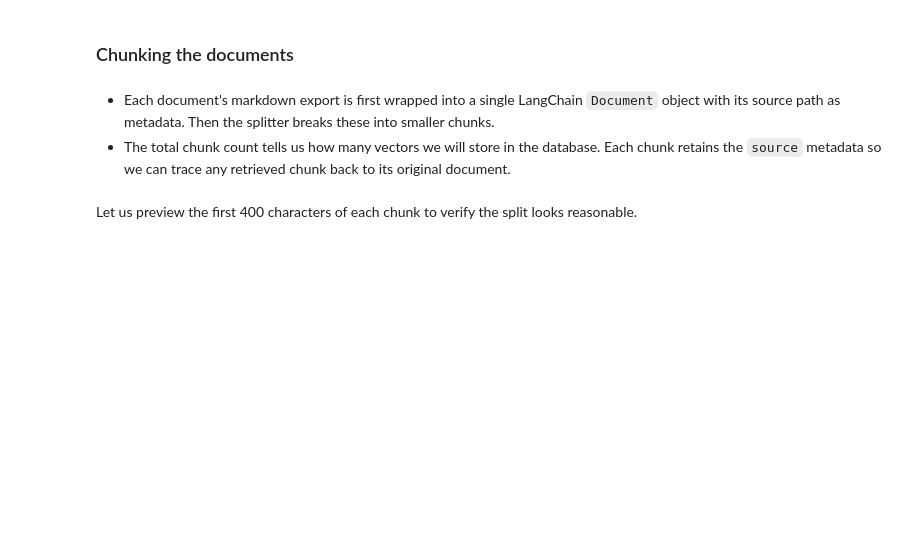
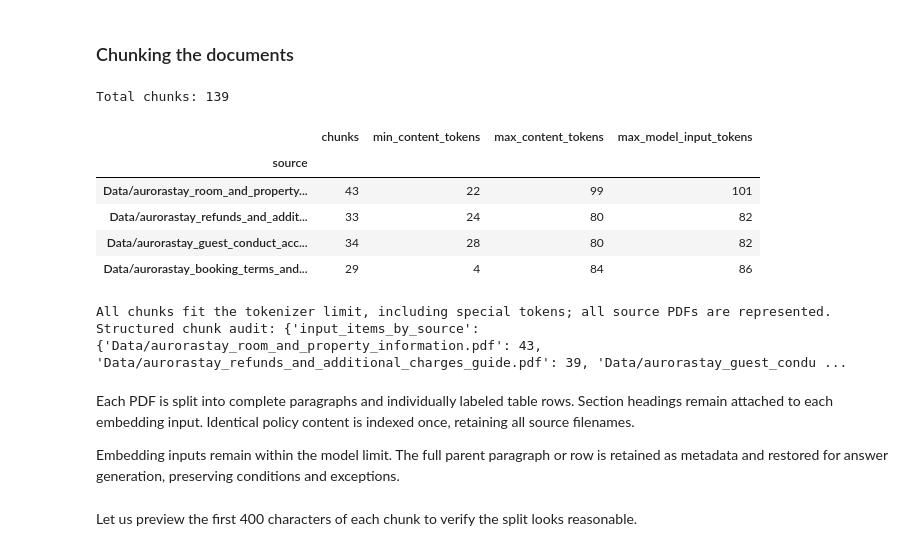
Before and after one commit to scottpwells/AuroraStays--QnA, a Jupyter notebook: Full_Code_Notebook.ipynb, the cells around one changed output. Drawn from its saved outputs; the diff is of its cells as text; code cells hidden in the pictures; blank space fills up the shorter version.

```diff
--- a/Full_Code_Notebook.ipynb
+++ b/Full_Code_Notebook.ipynb
@@ -337,6 +405,57 @@ print(f"Total chunks: {len(lc_docs)}")
-# %% [markdown]
-- Each document's markdown export is first wrapped into a single LangChain `Document` object with its source path as metadata. Then the splitter breaks these into smaller chunks.
-- The total chunk count tells us how many vectors we will store in the database. Each chunk retains the `source` metadata so we can trace any retrieved chunk back to its original document.
+# %%
+# Export the documents; the splitter labels table cells and preserves parent context.
+raw_docs = [
+    LCDocument(
+        page_content=doc.export_to_markdown(compact_tables=True),
+        metadata={"source": path},
+    )
+    for path, doc in docs.items()
+]
+
+lc_docs = splitter.split_documents(raw_docs)
+print(f"Total chunks: {len(lc_docs)}")
+
+# Validate actual model inputs, including special tokens, without truncation.
+chunk_token_counts = [token_length(chunk.page_content) for chunk in lc_docs]
+model_input_token_counts = [
+    len(tokenizer.encode(
+        chunk.page_content, add_special_tokens=True, truncation=False, verbose=False
+    ))
+    for chunk in lc_docs
+]
+assert lc_docs and all(chunk.page_content.strip() for chunk in lc_docs)
+assert max(chunk_token_counts) <= CHUNK_SIZE
+assert max(model_input_token_counts) <= MODEL_MAX_TOKENS
+assert {source for chunk in lc_docs for source in chunk.metadata["sources"]} == set(docs)
+
+chunk_stats = pd.DataFrame({
+    "source": [chunk.metadata["source"] for chunk in lc_docs],
+    "content_tokens": chunk_token_counts,
+    "model_input_tokens": model_input_token_counts,
+})
+display(chunk_stats.groupby("source", sort=False).agg(
+    chunks=("content_tokens", "size"),
+    min_content_tokens=("content_tokens", "min"),
+    max_content_tokens=("content_tokens", "max"),
+    max_model_input_tokens=("model_input_tokens", "max"),
+))
+print("All chunks fit the tokenizer limit, including special tokens; all source PDFs are represented.")
+
+print("Structured chunk audit:", splitter.audit)
+# %% [output]
+Total chunks: 139
+|  | chunks | min_content_tokens | max_content_tokens | max_model_input_tokens |
+| source |  |  |  |  |
+| Data/aurorastay_room_and_property... | 43 | 22 | 99 | 101 |
+| Data/aurorastay_refunds_and_addit... | 33 | 24 | 80 | 82 |
+| Data/aurorastay_guest_conduct_acc... | 34 | 28 | 80 | 82 |
+| Data/aurorastay_booking_terms_and... | 29 | 4 | 84 | 86 |
+All chunks fit the tokenizer limit, including special tokens; all source PDFs are represented.
+Structured chunk audit: {'input_items_by_source': {'Data/aurorastay_room_and_property_information.pdf': 43, 'Data/aurorastay_refunds_and_additional_charges_guide.pdf': 39, 'Data/aurorastay_guest_condu ...
+# %% [markdown]
+Each PDF is split into complete paragraphs and individually labeled table rows. Section headings remain attached to each embedding input. Identical policy content is indexed once, retaining all source filenames.
+
+Embedding inputs remain within the model limit. The full parent paragraph or row is retained as metadata and restored for answer generation, preserving conditions and exceptions.
 # %% [markdown]
 Let us preview the first 400 characters of each chunk to verify the split looks reasonable.
 # %%
```
Also changed, not shown: parts of 44 cells of this notebook, 16 other files.
